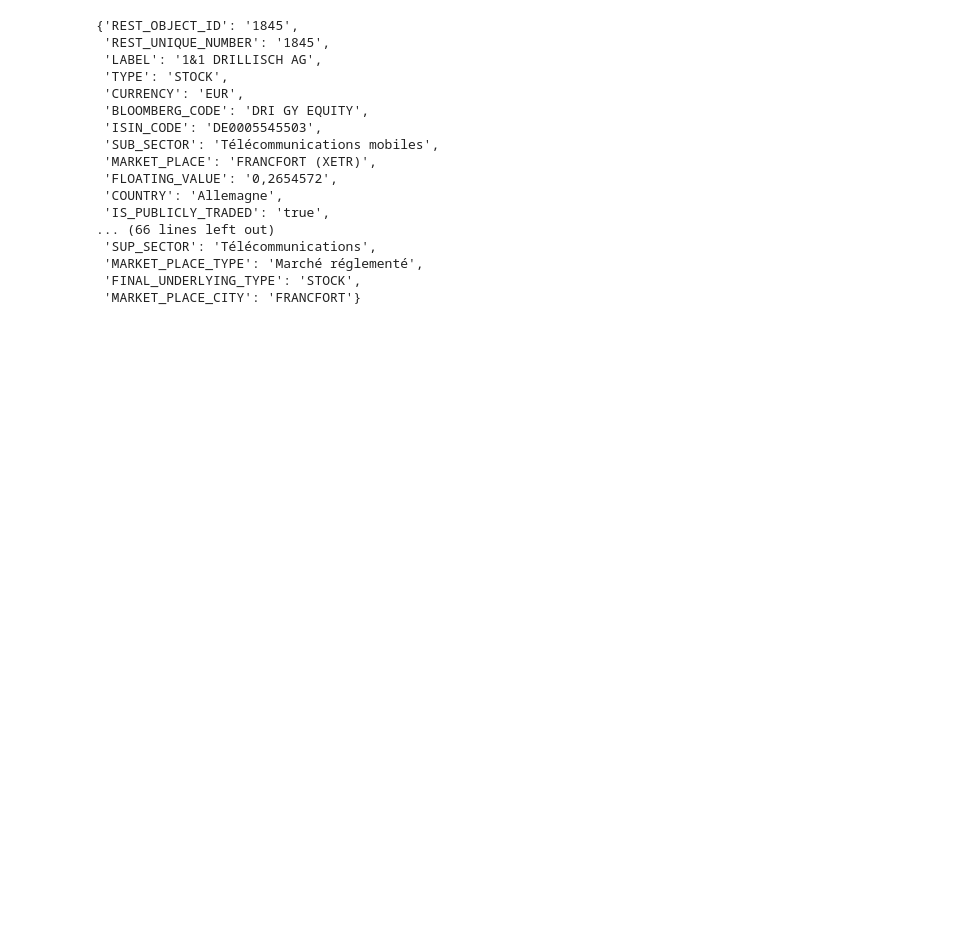
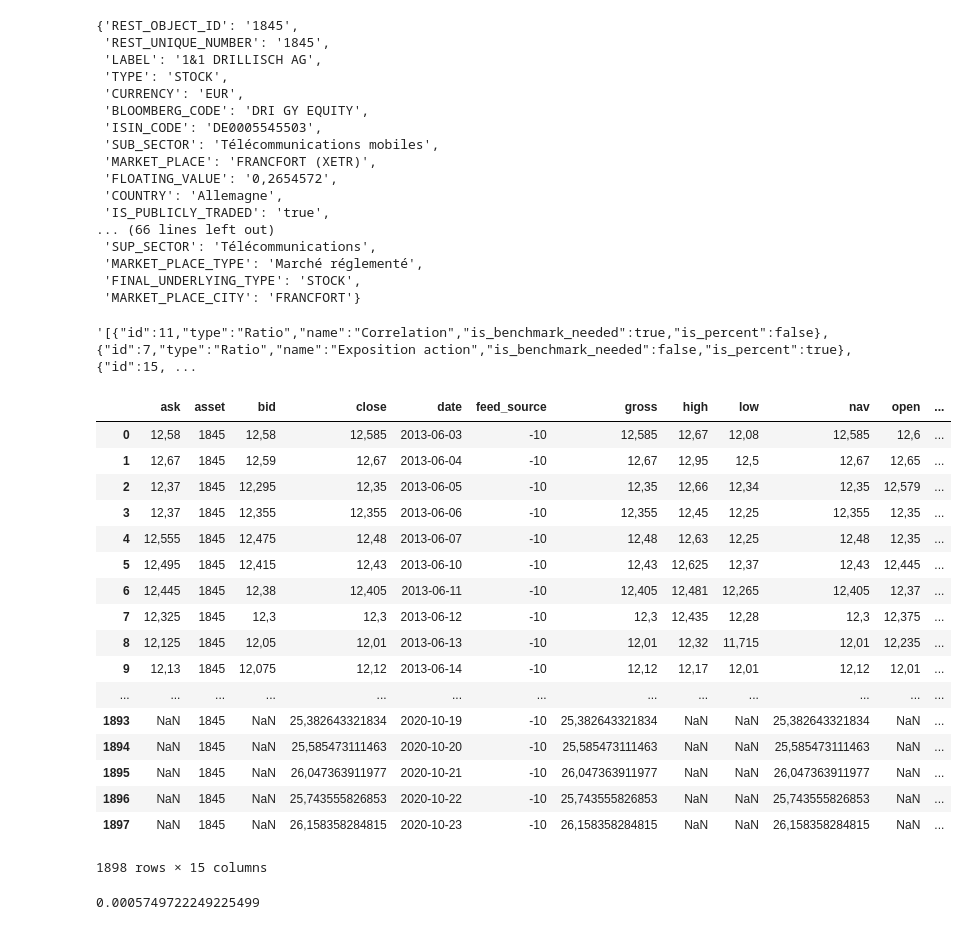
Before and after one commit to landEpita/Dolphin, a Jupyter notebook: recherche.ipynb, the cells around one changed output. Drawn from its saved outputs; the diff is of its cells as text; code cells hidden in the pictures; blank space fills up the shorter version.

```diff
--- a/recherche.ipynb
+++ b/recherche.ipynb
@@ -92,3 +101,33 @@ req.get_asset_id("1845")
  'MARKET_PLACE_TYPE': 'Marché réglementé',
  'FINAL_UNDERLYING_TYPE': 'STOCK',
  'MARKET_PLACE_CITY': 'FRANCFORT'}
+# %%
+req.get("ratio")
+# %% [output]
+'[{"id":11,"type":"Ratio","name":"Correlation","is_benchmark_needed":true,"is_percent":false},{"id":7,"type":"Ratio","name":"Exposition action","is_benchmark_needed":false,"is_percent":true},{"id":15, ...
+# %%
+df = req.get_asset_id_quote("1845")
+df
+# %% [output]
+|  | ask | asset | bid | close | date | feed_source | gross | high | low | nav | open | ... |
+| 0 | 12,58 | 1845 | 12,58 | 12,585 | 2013-06-03 | -10 | 12,585 | 12,67 | 12,08 | 12,585 | 12,6 | ... |
+| 1 | 12,67 | 1845 | 12,59 | 12,67 | 2013-06-04 | -10 | 12,67 | 12,95 | 12,5 | 12,67 | 12,65 | ... |
+| 2 | 12,37 | 1845 | 12,295 | 12,35 | 2013-06-05 | -10 | 12,35 | 12,66 | 12,34 | 12,35 | 12,579 | ... |
+| 3 | 12,37 | 1845 | 12,355 | 12,355 | 2013-06-06 | -10 | 12,355 | 12,45 | 12,25 | 12,355 | 12,35 | ... |
+| 4 | 12,555 | 1845 | 12,475 | 12,48 | 2013-06-07 | -10 | 12,48 | 12,63 | 12,25 | 12,48 | 12,35 | ... |
+| 5 | 12,495 | 1845 | 12,415 | 12,43 | 2013-06-10 | -10 | 12,43 | 12,625 | 12,37 | 12,43 | 12,445 | ... |
+| 6 | 12,445 | 1845 | 12,38 | 12,405 | 2013-06-11 | -10 | 12,405 | 12,481 | 12,265 | 12,405 | 12,37 | ... |
+| 7 | 12,325 | 1845 | 12,3 | 12,3 | 2013-06-12 | -10 | 12,3 | 12,435 | 12,28 | 12,3 | 12,375 | ... |
+| 8 | 12,125 | 1845 | 12,05 | 12,01 | 2013-06-13 | -10 | 12,01 | 12,32 | 11,715 | 12,01 | 12,235 | ... |
+| 9 | 12,13 | 1845 | 12,075 | 12,12 | 2013-06-14 | -10 | 12,12 | 12,17 | 12,01 | 12,12 | 12,01 | ... |
+| ... | ... | ... | ... | ... | ... | ... | ... | ... | ... | ... | ... | ... |
+| 1893 | NaN | 1845 | NaN | 25,382643321834 | 2020-10-19 | -10 | 25,382643321834 | NaN | NaN | 25,382643321834 | NaN | ... |
+| 1894 | NaN | 1845 | NaN | 25,585473111463 | 2020-10-20 | -10 | 25,585473111463 | NaN | NaN | 25,585473111463 | NaN | ... |
+| 1895 | NaN | 1845 | NaN | 26,047363911977 | 2020-10-21 | -10 | 26,047363911977 | NaN | NaN | 26,047363911977 | NaN | ... |
+| 1896 | NaN | 1845 | NaN | 25,743555826853 | 2020-10-22 | -10 | 25,743555826853 | NaN | NaN | 25,743555826853 | NaN | ... |
+| 1897 | NaN | 1845 | NaN | 26,158358284815 | 2020-10-23 | -10 | 26,158358284815 | NaN | NaN | 26,158358284815 | NaN | ... |
+1898 rows × 15 columns
+# %%
+df["return"].str.replace(',', '.').astype(float).mean()
+# %% [output]
+0.0005749722249225499
```
Also changed, not shown: parts of 4 cells of this notebook, 1 other file.
